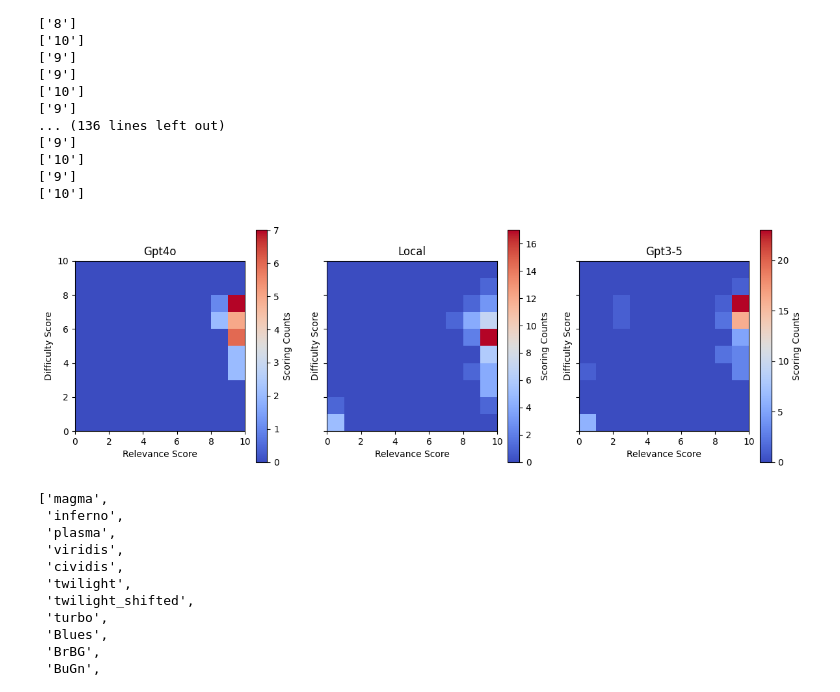
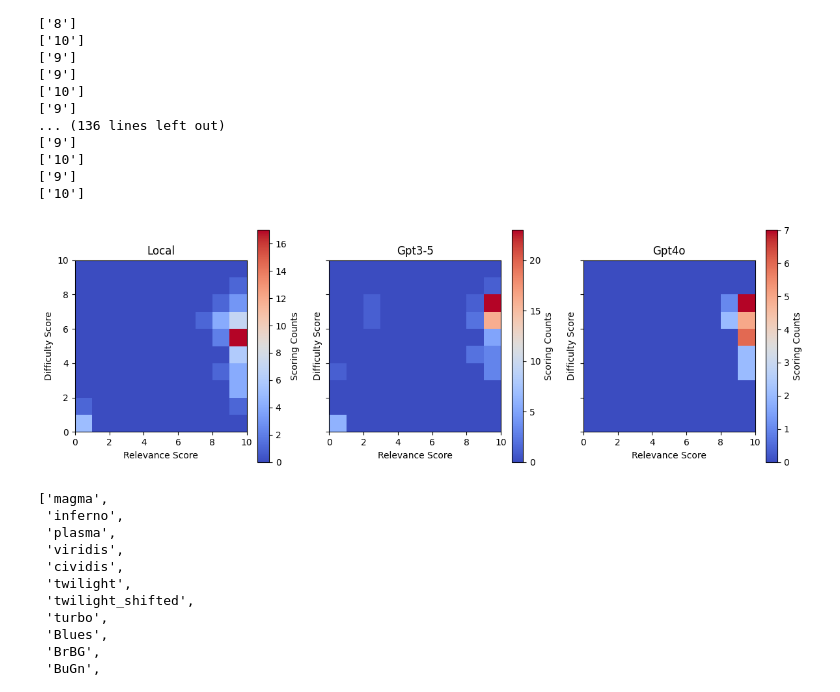
Before and after one commit to Mohammadsaknini/Lecture2Exam, a Jupyter notebook: eval_plot.ipynb, the cells around one changed output. Drawn from its saved outputs; the diff is of its cells as text; code cells hidden in the pictures.

Commit message:
Update plot

```diff
--- a/eval_plot.ipynb
+++ b/eval_plot.ipynb
@@ -72,35 +72,37 @@ import numpy as np
 fig = plt.figure(figsize=(12, 4))
 axs = fig.subplots(1, 3, sharex=True, sharey=True)
 hs = []
 cbs = []
 density = False
 
 hists = np.reshape([plt.hist2d(results[model_name]["relevance"],
                 results[model_name]["difficulty"],
                 range=[[0, 10],[0, 10]])[0] for model_name in results],
                 (1, -1))
 vmin = np.min(hists)
 vmax = np.max(hists)
 # norm = mpl.colors.Normalize(vmin=vmin, vmax=vmax)
 
-for index, model_name in enumerate(results):
+model_names = ["local", "gpt3-5", "gpt4o"]
+
+for index, model_name in enumerate(model_names):
     axs[index].set_aspect('equal')
     axs[index].set_title(model_name.capitalize())
     hs.append(axs[index].hist2d(
                 results[model_name]["relevance"],
                 results[model_name]["difficulty"],
                 [10, 10], range=[[0, 10],[0, 10]],
                 cmap="coolwarm", density=False))
     axs[index].set_xlabel("Relevance Score")
     axs[index].set_ylabel("Difficulty Score")
     cbs.append(fig.colorbar(hs[index][3], ax=axs[index], ))
     cbs[index].set_label("Scoring"+(" Density" if density else " Counts"))
 
 plt.savefig("./poster/figures/eval_plot.png")
 plt.tight_layout()
 plt.show()
 # %% [output]
-[figure, old version]
+[figure, new version]
 # %%
 from matplotlib import colormaps
 list(colormaps)
```
Also changed, not shown: 2 other files.
